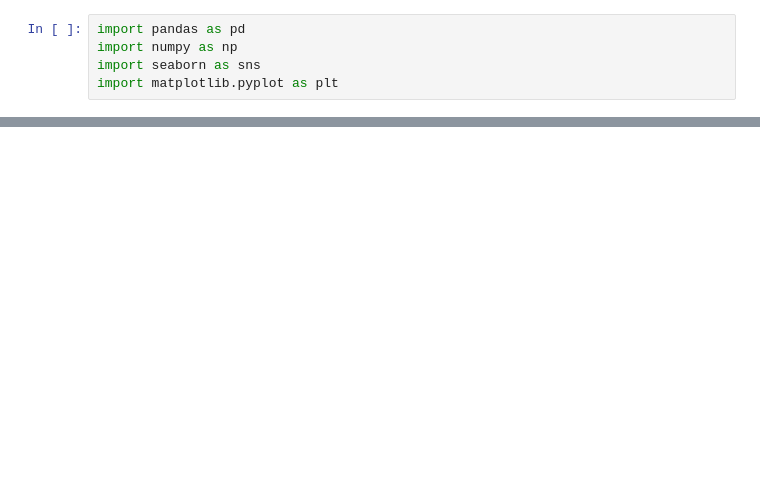
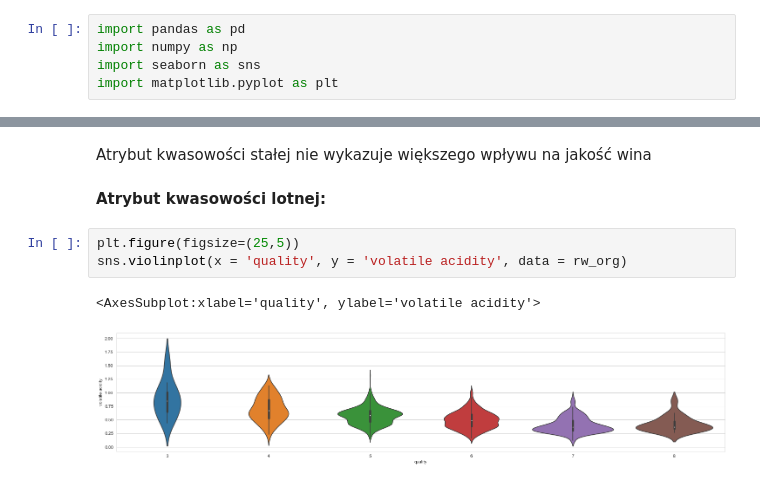
Before and after one commit to weronika-skiba/PRIAD-projekt-2021Z, a Jupyter notebook: projekt.ipynb, the cells around one changed output, grey strips where cells are left out. Cells and saved outputs as stored; diff of their text form; blank space fills up the shorter version.

```diff
--- a/projekt.ipynb
+++ b/projekt.ipynb
@@ -48,0 +195,10 @@ sns.heatmap(ww.corr(),annot = ww.corr())
+# %% [markdown]
+Atrybut kwasowości stałej nie wykazuje większego wpływu na jakość wina
+# %% [markdown]
+**Atrybut kwasowości lotnej:** <a name="AKL"></a>
+# %%
+plt.figure(figsize=(25,5))
+sns.violinplot(x = 'quality', y = 'volatile acidity', data = rw_org)
+# %% [output]
+<AxesSubplot:xlabel='quality', ylabel='volatile acidity'>
+[figure, added]
```
Also changed, not shown: parts of 62 cells of this notebook, 3 other files.
